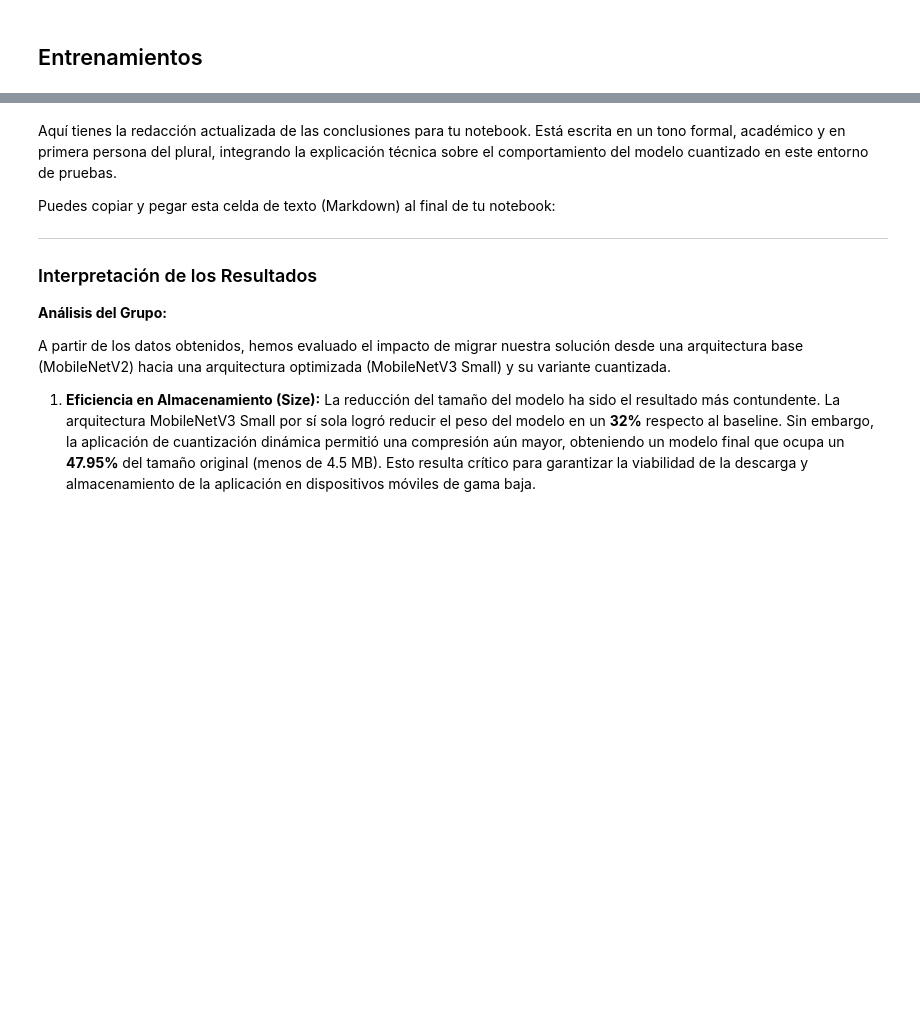
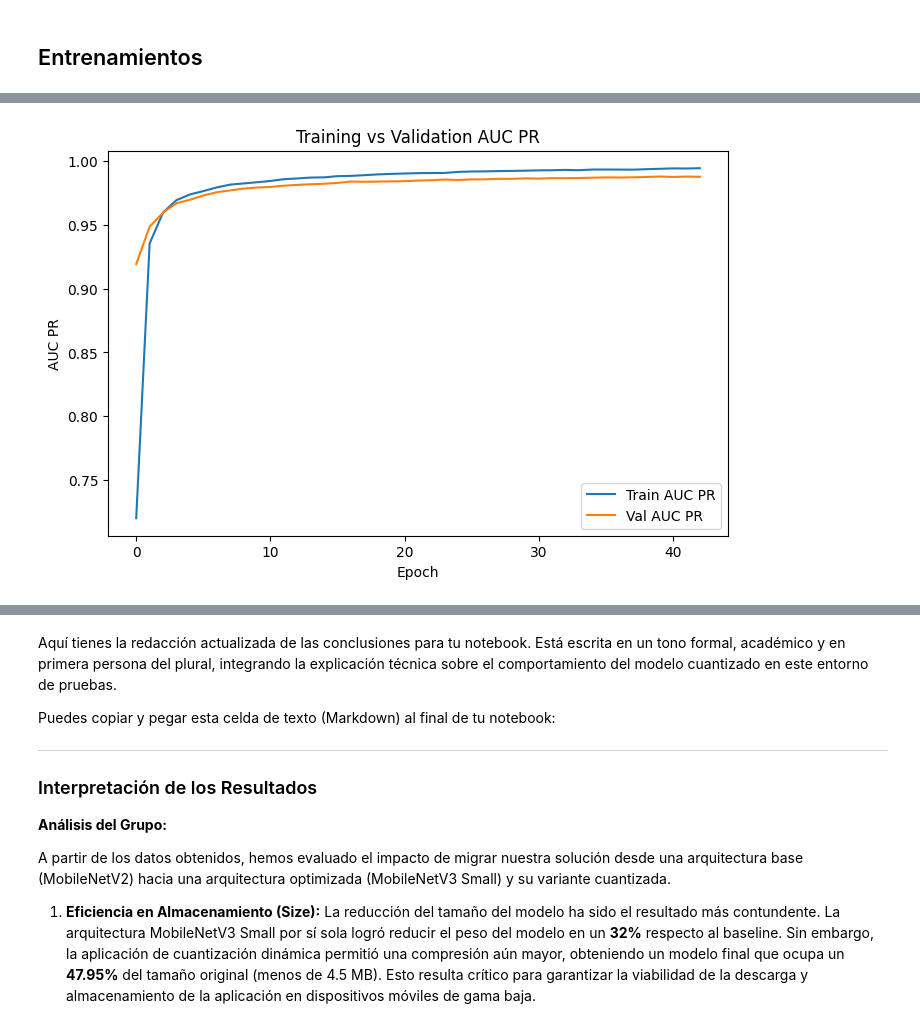
Before and after one commit to antonellagambarte/vision-por-computadoras-II, a Jupyter notebook: VpC_comparación_de_modelos.ipynb, the cells around one changed output, grey strips where cells are left out. Drawn from its saved outputs; the diff is of its cells as text; code cells hidden in the pictures; blank space fills up the shorter version.

```diff
--- a/VpC_comparación_de_modelos.ipynb
+++ b/VpC_comparación_de_modelos.ipynb
@@ -563,3 +568,7 @@ train Loss: 0.1427 Acc: 0.9680 Recall: 0.9545 F1: 0.9585 AUC-PR: 0.9868
+# %%
+plot_compare_train_val(train_stats=hist_v2['train_auc_pr'], val_stats=hist_v2['val_auc_pr'], ylabel='AUC PR')
+# %% [output]
+[figure, added]
 # %%
 print("\n--- Entrenando Modelo 2: MobileNetV3 Small ---")
 
```
Also changed, not shown: parts of 5 cells of this notebook.
